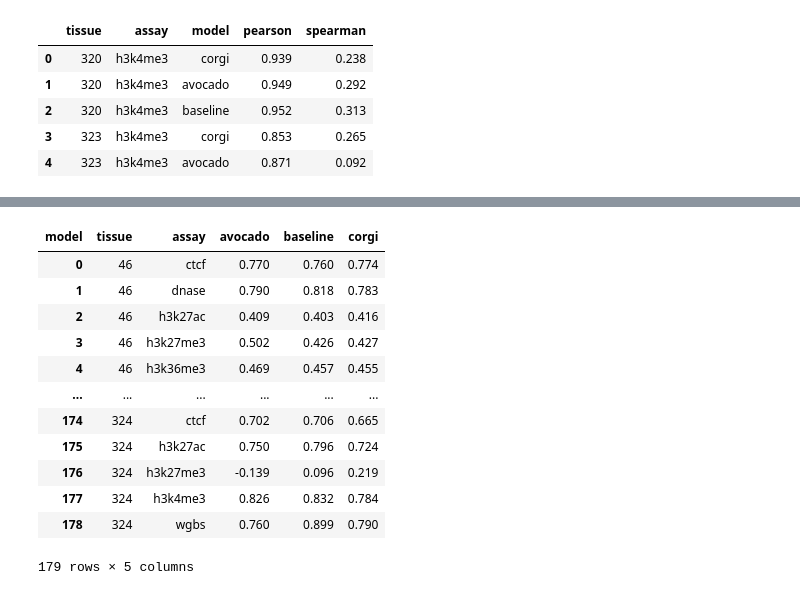
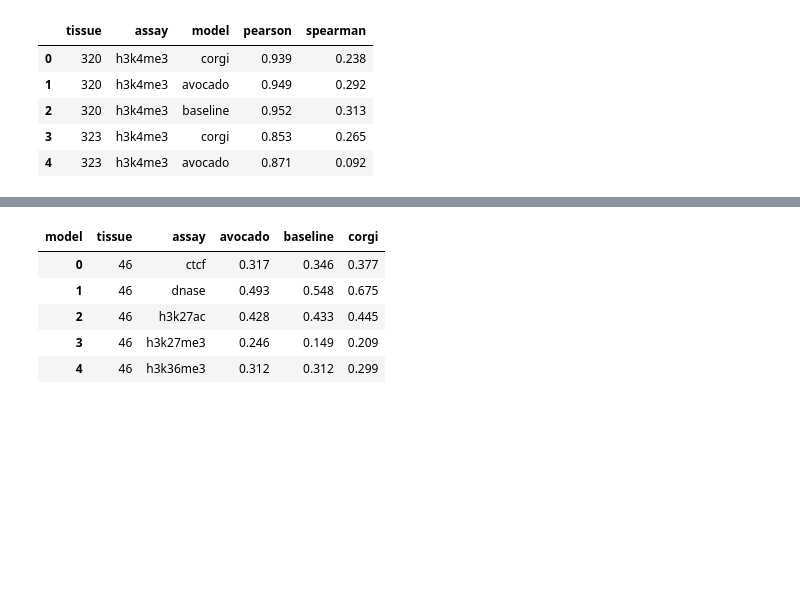
Before and after one commit to ekinda/corgi-reproduction, a Jupyter notebook: figure_notebooks/fig4.ipynb, the cells around one changed output, grey strips where cells are left out. Saved outputs shown, nothing was run; the diff lists cells and outputs as text; code cells hidden in the pictures; blank space fills up the shorter version.

```diff
--- a/figure_notebooks/fig4.ipynb
+++ b/figure_notebooks/fig4.ipynb
@@ -20,7 +16,7 @@ plt.rcParams.update({
 })
 sns.set_style("white")
 # %%
-data = pd.read_csv('/project/deeprna/benchmark/avocado_vs_corgi_results.csv', index_col=0)
+data = pd.read_csv('../processed_data/figure4/avocado_vs_corgi_results.csv', index_col=0)
 data.head()
 # %% [output]
 |  | tissue | assay | model | pearson | spearman |
@@ -52,6 +28,11 @@ Name: count, dtype: int64
 # %%
+# CAGE is removed because Avocado hasn't seen samples from FANTOM5.
+# ATAC is removed because Avocado hasn't seen the CATlas samples.
+# Low quality CTCF samples removed as before.
 data = data[data.assay != 'cage']
-data = data[data.assay != 'rampage']
+data = data[data.assay != 'atac']
+ctcf_bad = (data.assay == 'ctcf') & (data.tissue.isin([212, 213, 214, 318, 319, 321]))
+data = data[~ctcf_bad]
 # %%
 data.drop('assay', axis=1).groupby(by='model').mean()
 # %% [output]
@@ -84,20 +44,13 @@ data.groupby(by=['assay', 'model']).mean()
 # %%
-data_pivot = data.pivot(index=["tissue", "assay"], columns="model", values="pearson").reset_index()
-data_pivot
+data_pivot = data.pivot(index=["tissue", "assay"], columns="model", values="spearman").reset_index()
+data_pivot.head()
 # %% [output]
 | model | tissue | assay | avocado | baseline | corgi |
-| 0 | 46 | ctcf | 0.770 | 0.760 | 0.774 |
-| 1 | 46 | dnase | 0.790 | 0.818 | 0.783 |
-| 2 | 46 | h3k27ac | 0.409 | 0.403 | 0.416 |
-| 3 | 46 | h3k27me3 | 0.502 | 0.426 | 0.427 |
-| 4 | 46 | h3k36me3 | 0.469 | 0.457 | 0.455 |
-| ... | ... | ... | ... | ... | ... |
-| 174 | 324 | ctcf | 0.702 | 0.706 | 0.665 |
-| 175 | 324 | h3k27ac | 0.750 | 0.796 | 0.724 |
-| 176 | 324 | h3k27me3 | -0.139 | 0.096 | 0.219 |
-| 177 | 324 | h3k4me3 | 0.826 | 0.832 | 0.784 |
-| 178 | 324 | wgbs | 0.760 | 0.899 | 0.790 |
+| 0 | 46 | ctcf | 0.317 | 0.346 | 0.377 |
+| 1 | 46 | dnase | 0.493 | 0.548 | 0.675 |
+| 2 | 46 | h3k27ac | 0.428 | 0.433 | 0.445 |
+| 3 | 46 | h3k27me3 | 0.246 | 0.149 | 0.209 |
+| 4 | 46 | h3k36me3 | 0.312 | 0.312 | 0.299 |
-179 rows × 5 columns
 # %%
 def assay_category(assay: str) -> str:
     if assay in ["atac", "dnase"]:
```
Also changed, not shown: parts of 6 cells of this notebook, 26 other files.
